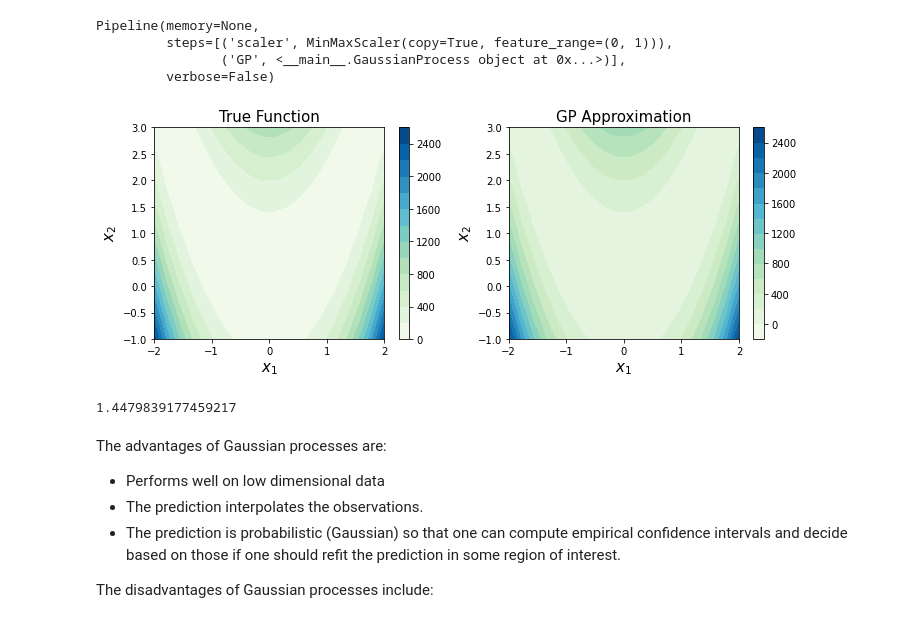
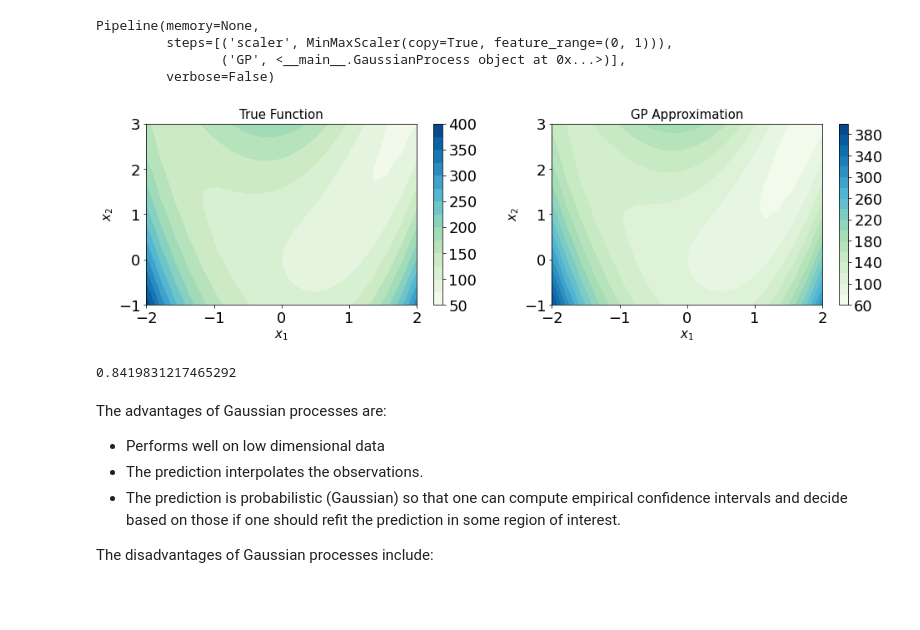
Before and after one commit to afrojaakter/Surrogate-Based-Optimization, a Jupyter notebook: GaussianProcess.ipynb, the cells around one changed output. Cells and saved outputs as stored; diff of their text form; code cells hidden in the pictures.

```diff
--- a/GaussianProcess.ipynb
+++ b/GaussianProcess.ipynb
@@ -230,8 +229,13 @@ In the code snippet below, we first create a training and a test dataset. Then,
 # %%
+import matplotlib.pyplot as plt
+import numpy as np
+
+plt.rcParams.update({'font.size': 18})
+
 def Test_1D(X):
     """1D Test Function"""
 
-    y = (X*6-2)**2*np.sin(X*12-4)
+    y = (X*7-2)**2*np.sin(X*12-4)
 
     return y
 # Display the function to be approximated
@@ -244,5 +248,4 @@ ax.plot(X, y,'r--', lw=2)
 ax.tick_params(axis='both', which='major', labelsize=12)
 ax.set_xlabel('x', fontsize=15)
 ax.set_ylabel('f(x)', fontsize=15)
-ax.set_ylim([-10,20]);
-plt.savefig('./images/Test_1D')
+ax.set_ylim([-20,20])
@@ -263,17 +269,18 @@ GP.fit(X_train, y_train)
 # GP model predicting
 y_pred, y_pred_SSqr = GP.predict(X_test)
 # %%
+plt.rcParams.update({'font.size': 18})
 
 fig, ax = plt.subplots(figsize=(7,5))
 ax.plot(X_test,y_test,'r--',linewidth=2,label='Test Function')
 ax.plot(X_train,y_train,'ro',markerfacecolor='r', markersize=10, label='Training Data')
 ax.plot(X_test,y_pred,'b-', lw=2, label='GP Prediction')
-ax.fill_between(X_test.flatten(), y_pred-1.96*np.sqrt(y_pred_SSqr),
-                y_pred+1.96*np.sqrt(y_pred_SSqr),
-                facecolor='lavender',label='95% Credibility Interval')
+ax.fill_between(X_test.flatten(), y_pred-1.95*np.sqrt(y_pred_SSqr),
+                y_pred+1.95*np.sqrt(y_pred_SSqr),
+                facecolor='lavender',label='95% Confidence Interval')
 ax.tick_params(axis='both', which='major', labelsize=12)
 ax.set_xlabel('x', fontsize=15)
 ax.set_ylabel('f(x)', fontsize=15)
-ax.set_ylim([-10,20])
+ax.set_ylim([-20,20])
 ax.legend(loc="upper left",prop={'size': 12});
 # %% [output]
@@ -281,11 +288,11 @@ ax.legend(loc="upper left",prop={'size': 12});
-# %%
-def Test_2D(X):
-    """2D Test Function"""
-
-    y = (1-X[:,0])**2 + 100*(X[:,1]-X[:,0]**2)**2
-
-    return y
 # %%
+def Test_2D(X):
+    """2D Test Function"""
+
+    y = (10-X[:,0])**2 + 10*(X[:,1]-X[:,0]**2)**2
+
+    return y
+
 # Visualizing the test function
 X1 = np.linspace(-2, 2, 20)
 X2 = np.linspace(-1, 3, 20)
@@ -339,26 +346,27 @@ Pipeline(memory=None,
 y_pred, y_pred_SSqr = pipe.predict(X_test)
 # %%
 # Post-processing - Contour plot
-fig, ax = plt.subplots(1, 2, figsize=(10,4))
+plt.rcParams['figure.figsize'] = [8, 8]
+plt.rcParams.update({'font.size': 18})
+fig, ax = plt.subplots(1, 2, figsize=(16,4))
 title = ['True Function', 'GP Approximation']
 display_y = [y_test, y_pred]
 
 for i in range(2):
     h = ax[i].contourf(X_test[:,0].reshape(20,-1),
                    X_test[:,1].reshape(20,-1),
                    display_y[i].reshape(20,-1), levels=15, cmap='GnBu');
     ax[i].set_xlabel(r'$x_1$', fontsize=15)
     ax[i].set_ylabel(r'$x_2$', fontsize=15)
     ax[i].set_title(title[i], fontsize=15)
     fig.colorbar(h, ax=ax[i])
-plt.tight_layout()
 # %% [output]
-[figure, old version]
+[figure, new version]
 # %%
 # Assess accuracy score
 pipe.score(X_test, y_test)
 # %% [output]
-1.4479839177459217
+0.8419831217465292
 # %% [markdown]
 The advantages of Gaussian processes are:
 
```
Also changed, not shown: parts of 9 cells of this notebook.
